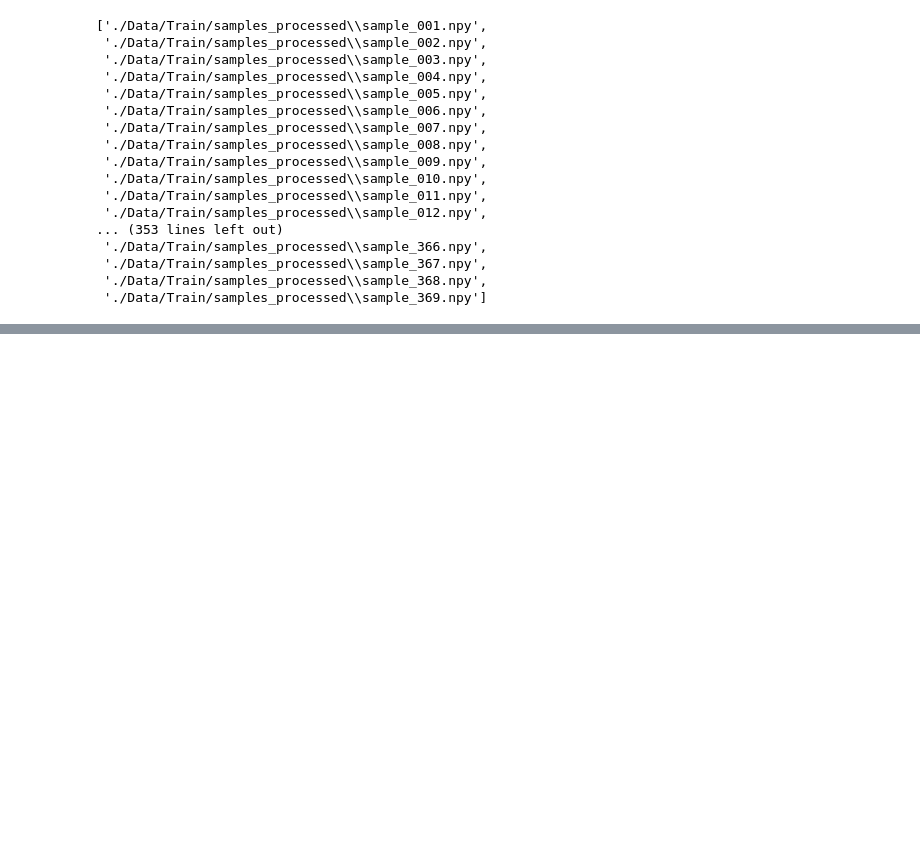
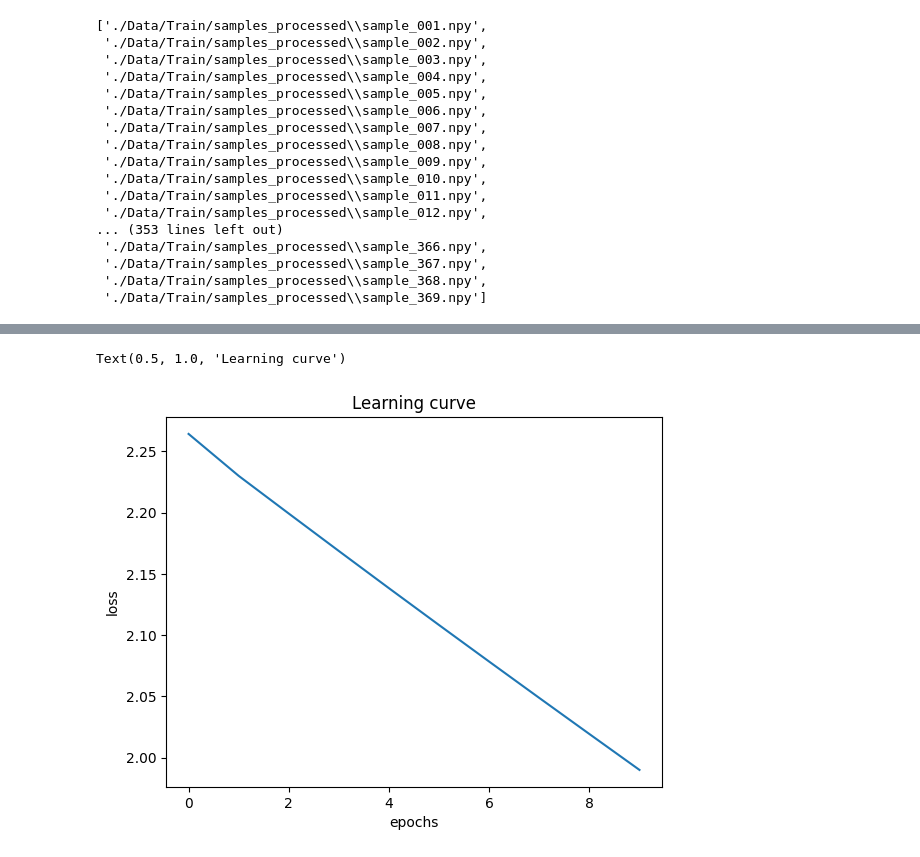
Before and after one commit to Deceptrax123/Brain-Tumor-Segmentation-Model, a Jupyter notebook: training_loops.ipynb, the cells around one changed output, grey strips where cells are left out. Drawn from its saved outputs; the diff is of its cells as text; code cells hidden in the pictures; blank space fills up the shorter version.

```diff
--- a/training_loops.ipynb
+++ b/training_loops.ipynb
@@ -40,6 +44,6 @@ train_sample_paths,test_sample_paths=train_test_split(samples_paths,test_size=0.
 # %%
-traingen=batch_generator(train_sample_paths,32) #Mini batch size of 16
-testgen=batch_generator(test_sample_paths,32)
+traingen=batch_generator(train_sample_paths,16) #Mini batch size of 16
+testgen=batch_generator(test_sample_paths,16)
 # %%
 model=create()
 # %%
@@ -97,5 +81,5 @@ array([[[[[ 4.100e-01,  3.070e-01,  3.080e-01],
 def steps(m,batchsize):
     return (m+batchsize-1)//batchsize
 # %%
-train_steps=steps(len(train_sample_paths),32)
-test_steps=steps(len(test_sample_paths),32)
+train_steps=steps(len(train_sample_paths),16)
+test_steps=steps(len(test_sample_paths),16)
@@ -102,6 +92,9 @@ test_steps=steps(len(test_sample_paths),32)
 # %%
 opt=tf.keras.optimizers.Adam(learning_rate=0.001)
 model.compile(optimizer=opt,loss=tf.keras.losses.CategoricalCrossentropy(),metrics=[tf.keras.metrics.CategoricalAccuracy()])
+
+log_dir = "logs/fit/" + datetime.datetime.now().strftime("%Y%m%d-%H%M%S")
+tensorboard_callback = tf.keras.callbacks.TensorBoard(log_dir=log_dir, histogram_freq=1)
 # %%
-history=model.fit(traingen,steps_per_epoch=train_steps,epochs=1,validation_data=testgen,validation_steps=test_steps,verbose=1,max_queue_size=1)
+history=model.fit(traingen,steps_per_epoch=train_steps,epochs=10,validation_data=testgen,validation_steps=test_steps,verbose=1,callbacks=[tensorboard_callback])
 # %% [output]
@@ -116,0 +121,10 @@ for i in range(369):
+# %%
+plt.plot(history.history["loss"])
+plt.xlabel("epochs")
+plt.ylabel("loss")
+plt.title("Learning curve")
+
+#Comments : base cnn model -> learning rate too quick, develop deeper architecture
+# %% [output]
+Text(0.5, 1.0, 'Learning curve')
+[figure, added]
```
Also changed, not shown: parts of 9 cells of this notebook, 6 other files.
